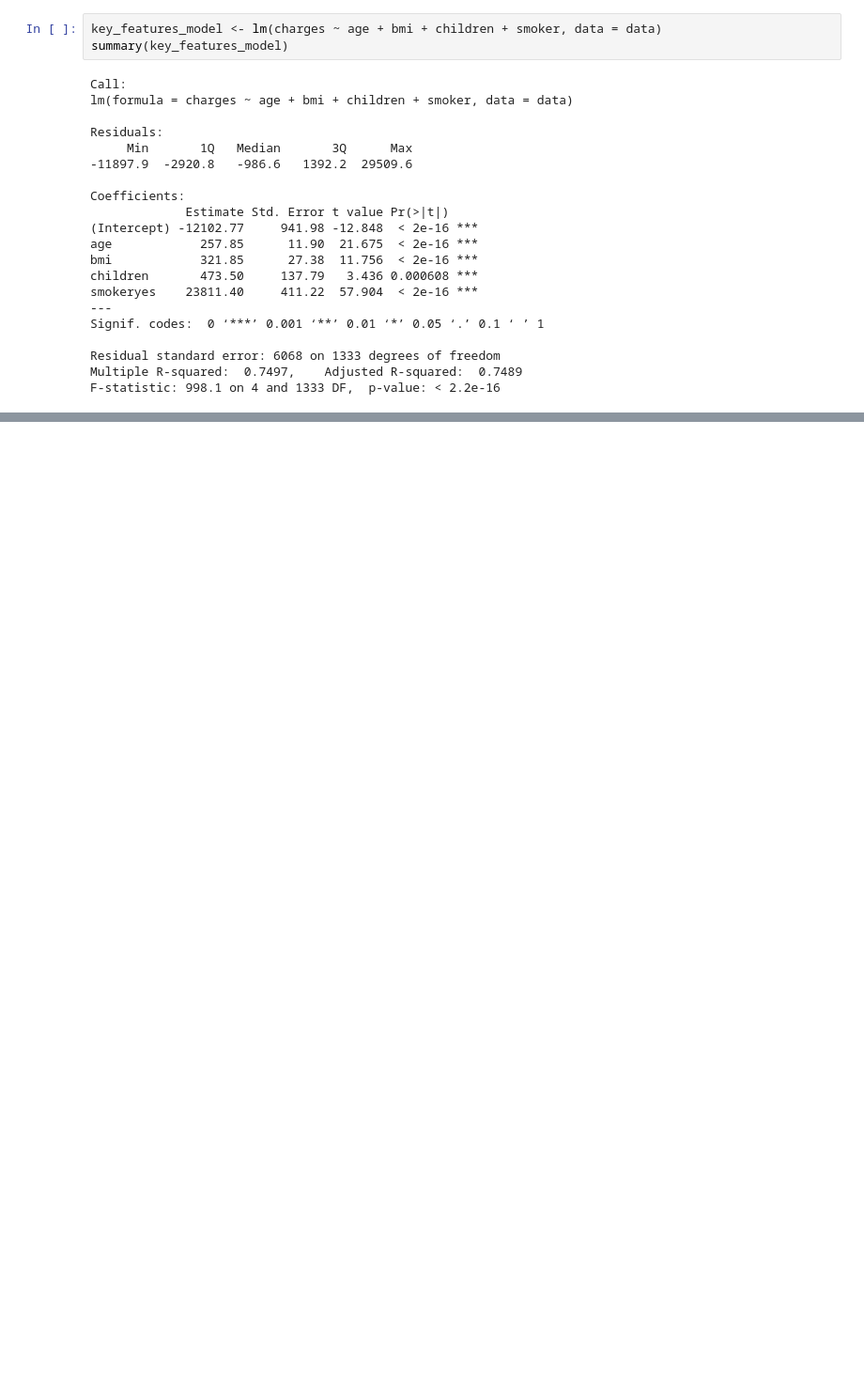
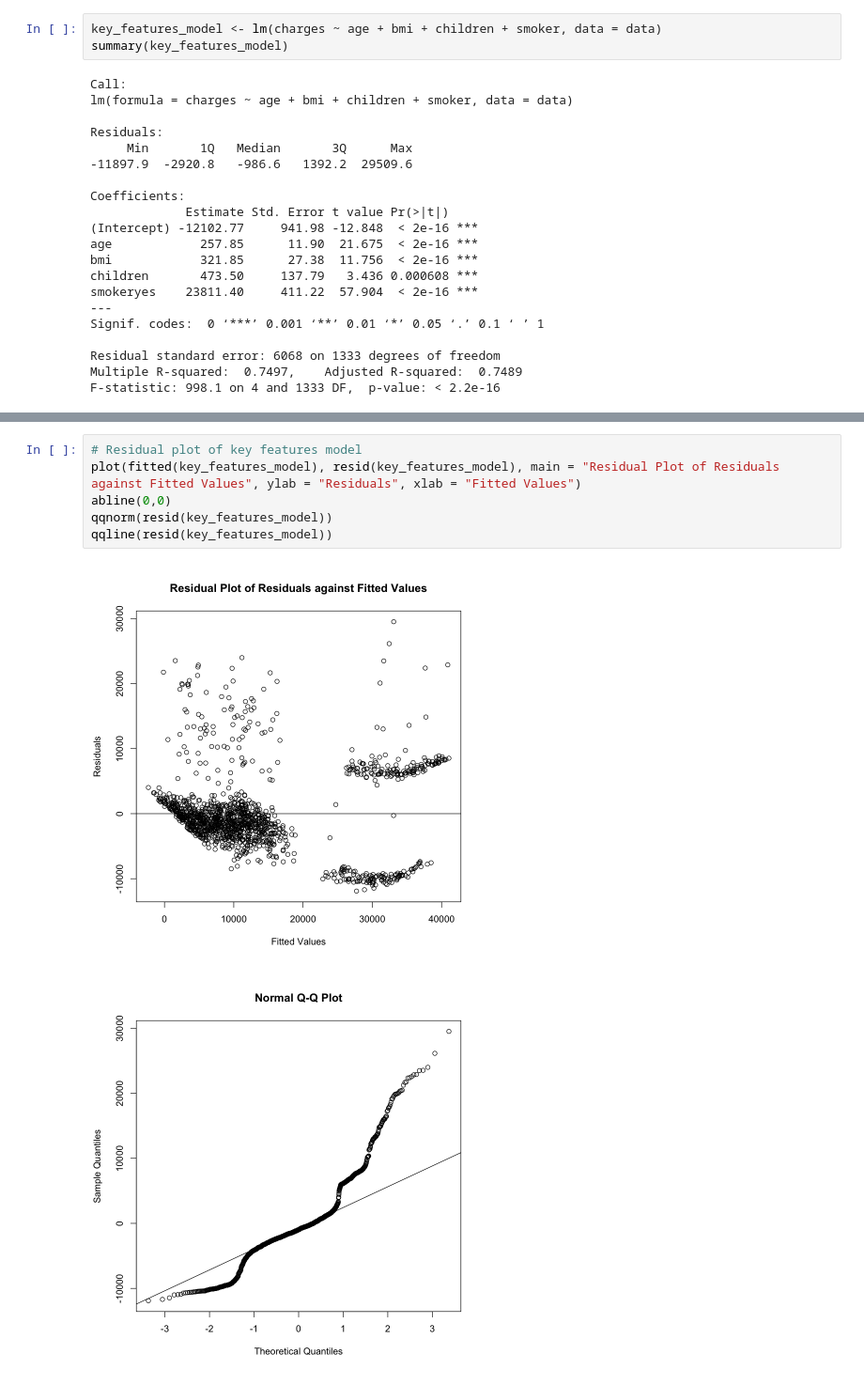
Before and after one commit to Yuji03b/STAT-306-group-project, a Jupyter notebook: code.ipynb, the cells around one changed output, grey strips where cells are left out. Shown at 94% size. Drawn from its saved outputs; the diff is of its cells as text; blank space fills up the shorter version.

Commit message:
Residual Plot and Forward Selection

```diff
--- a/code.ipynb
+++ b/code.ipynb
@@ -239,0 +332,9 @@ F-statistic: 998.1 on 4 and 1333 DF,  p-value: < 2.2e-16
+# %%
+# Residual plot of key features model
+plot(fitted(key_features_model), resid(key_features_model), main = "Residual Plot of Residuals against Fitted Values", ylab = "Residuals", xlab = "Fitted Values")
+abline(0,0)
+qqnorm(resid(key_features_model))
+qqline(resid(key_features_model))
+# %% [output]
+[figure, added]
+[figure, added]
```
Also changed, not shown: parts of 10 cells of this notebook.
